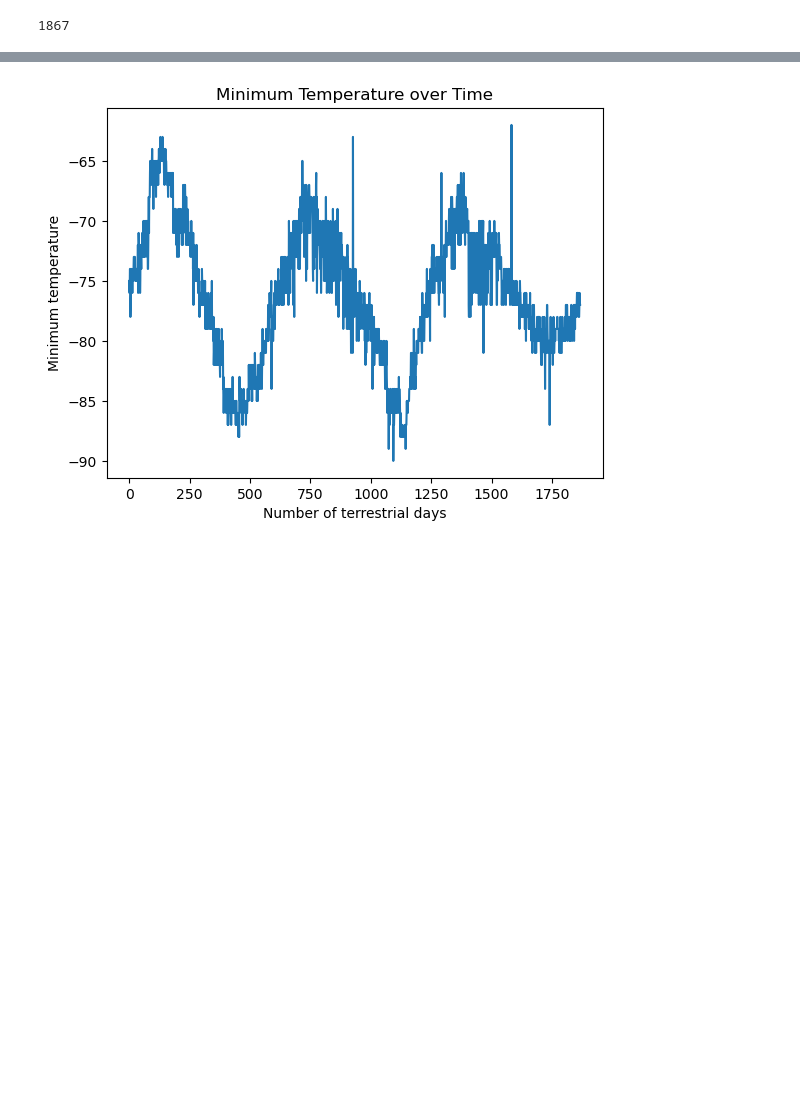
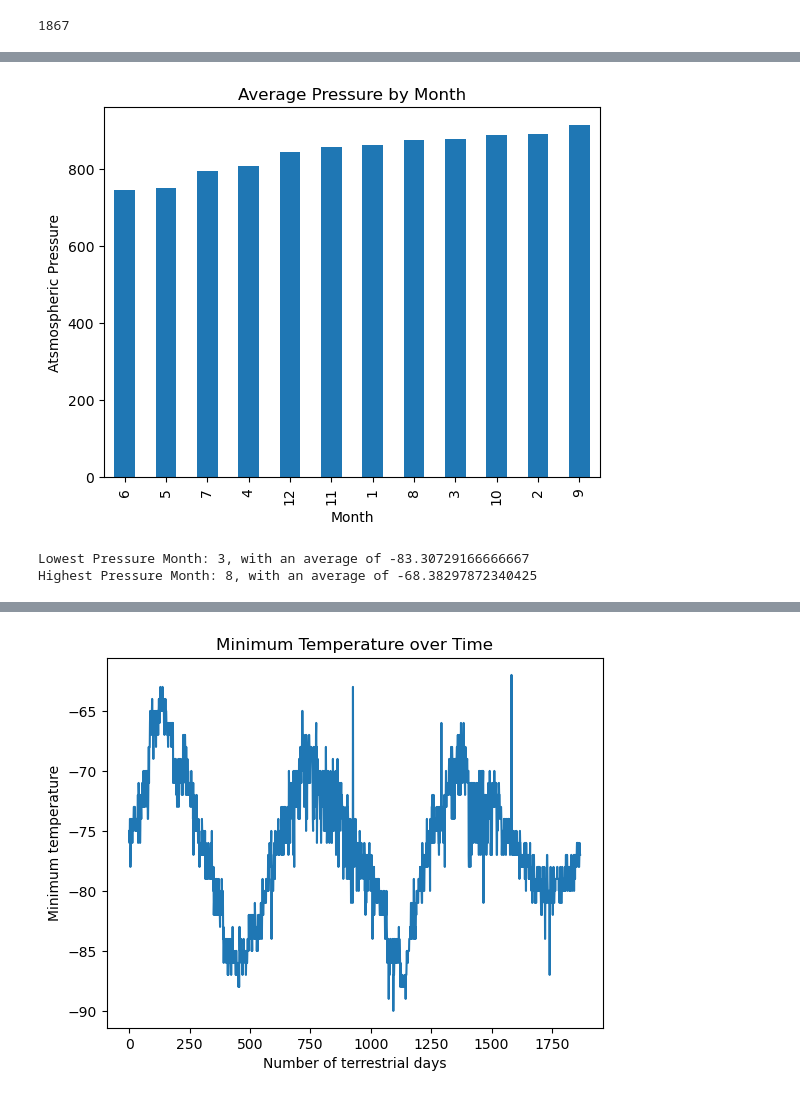
Before and after one commit to rlroehl/webscraping-challenge, a Jupyter notebook: part_2_mars_weather.ipynb, the cells around one changed output, grey strips where cells are left out. Saved outputs shown, nothing was run; the diff lists cells and outputs as text; code cells hidden in the pictures; blank space fills up the shorter version.

```diff
--- a/part_2_mars_weather.ipynb
+++ b/part_2_mars_weather.ipynb
@@ -215,3 +266,27 @@ plt.show()
+# %%
+# Identify the lowest and highest pressure months in Curiosity's location by sorting the previous graph
+
+# Sort the dataframe
+monthly_prsr2 = avg_df.groupby('month')['pressure'].mean().sort_values(ascending=True)
+
+# Plot the data
+monthly_prsr2.plot.bar()
+
+# Populate the title and labels
+plt.title('Average Pressure by Month')
+plt.xlabel('Month')
+plt.ylabel('Atsmospheric Pressure')
+
+# Visualize the chart
+plt.show()
+
+# Visualize the answer to the question
+print(f'Lowest Pressure Month: {monthly_temp2.index[0]}, with an average of {monthly_temp2.iloc[0]}')
+print(f'Highest Pressure Month: {monthly_temp2.index[-1]}, with an average of {monthly_temp2.iloc[-1]}')
+# %% [output]
+[figure, added]
+Lowest Pressure Month: 3, with an average of -83.30729166666667
+Highest Pressure Month: 8, with an average of -68.38297872340425
 # %%
 # --------------------------------------------------------------
 # WORKING SPACE
```
Also changed, not shown: parts of 11 cells of this notebook.
